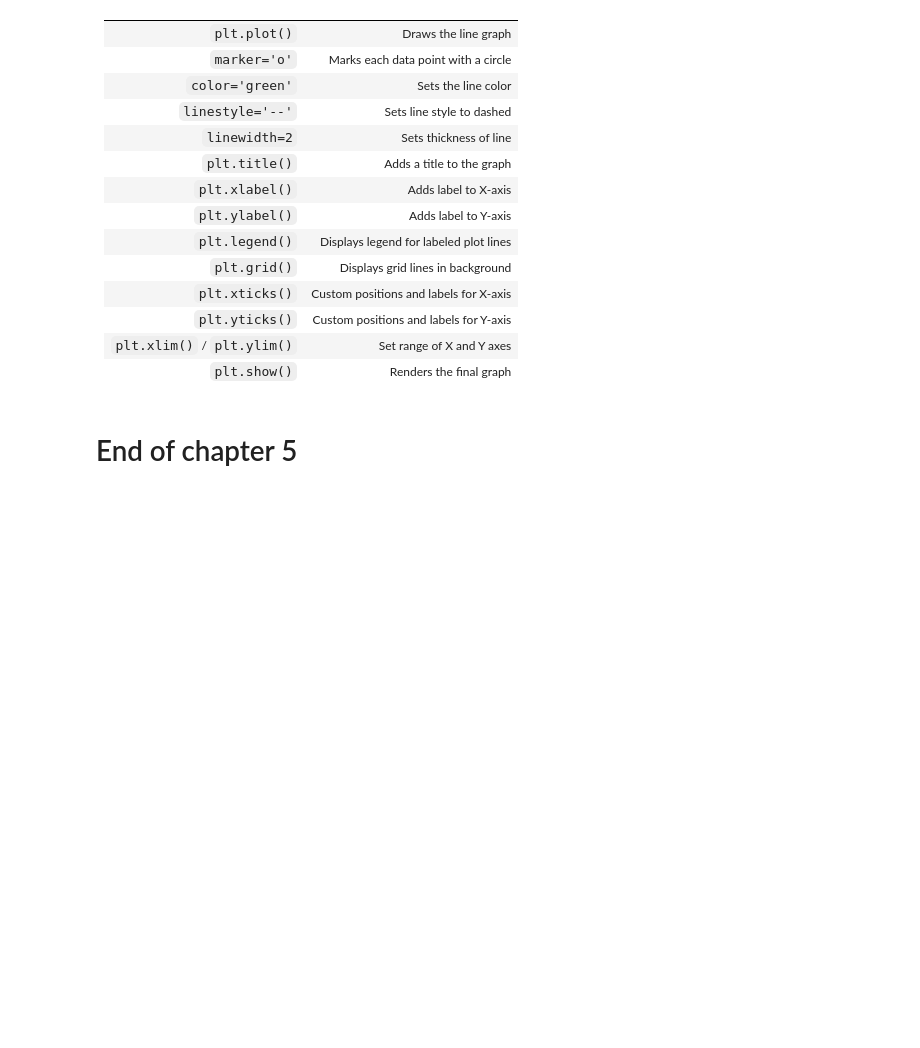
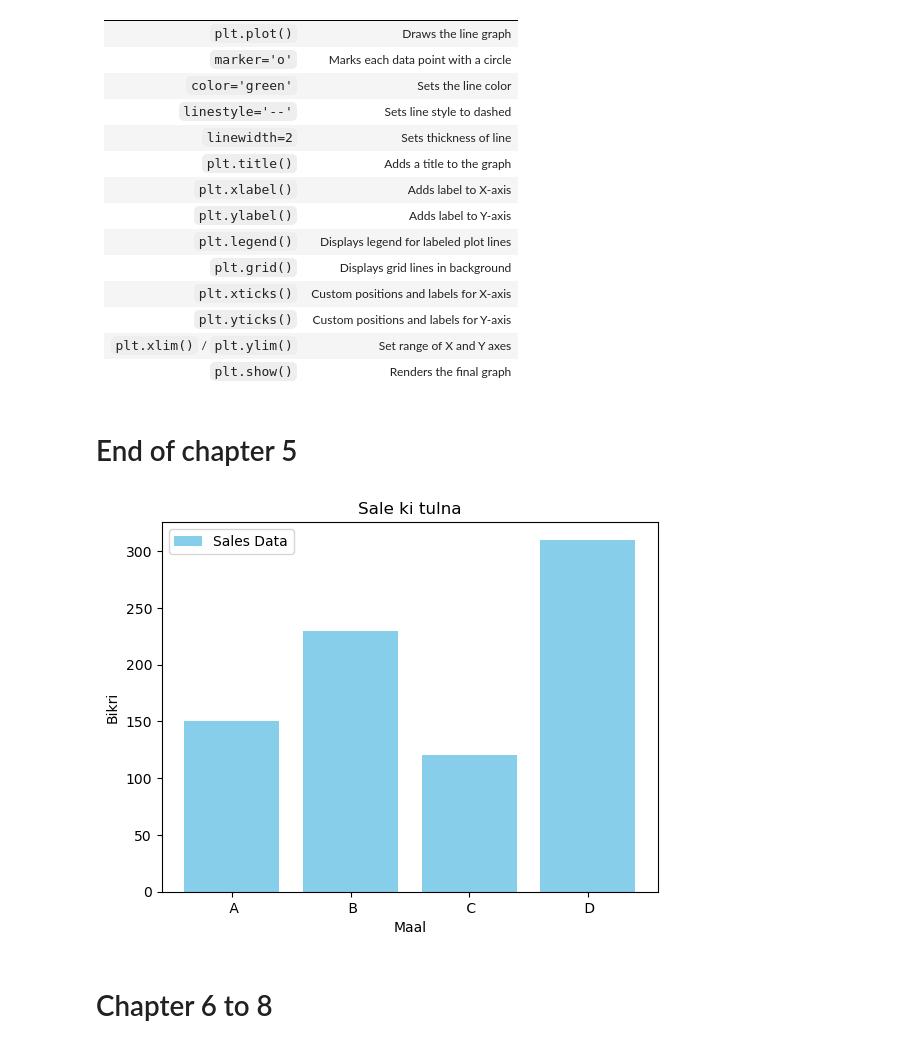
Before and after one commit to Shuzury/data_sci, a Jupyter notebook: matplotlib/one_to_eight.ipynb, the cells around one changed output. Cells and saved outputs as stored; diff of their text form; code cells hidden in the pictures; blank space fills up the shorter version.

```diff
--- a/matplotlib/one_to_five.ipynb
+++ b/matplotlib/one_to_eight.ipynb
@@ -151,3 +151,21 @@ plt.show()
 | `plt.show()`        | Renders the final graph                                                 |
 # %% [markdown]
 # End of chapter 5
+# %%
+'''charts and histograms'''
+# (Bar, histogram, pie) charts- Hey chatgpt, explain them with need and problems for matplotlib based on code below
+import matplotlib.pyplot as plt
+x = [' A', ' B', ' C', ' D']
+y = [150, 230, 120, 310]
+# Bar chart
+# plt.bar(x, y, color='skyblue',width= val, label='Sales Data') # syntax
+plt.bar(x, y, color='skyblue' , label='Sales Data')
+plt.title('Sale ki tulna')
+plt.xlabel('Maal')
+plt.ylabel('Bikri')
+plt.legend(loc='upper left')
+plt.show()  # Display the bar chart
+# %% [output]
+[figure, added]
+# %% [markdown]
+# Chapter 6 to 8
```
Also changed, not shown: parts of 22 cells of this notebook, 7 other files.
